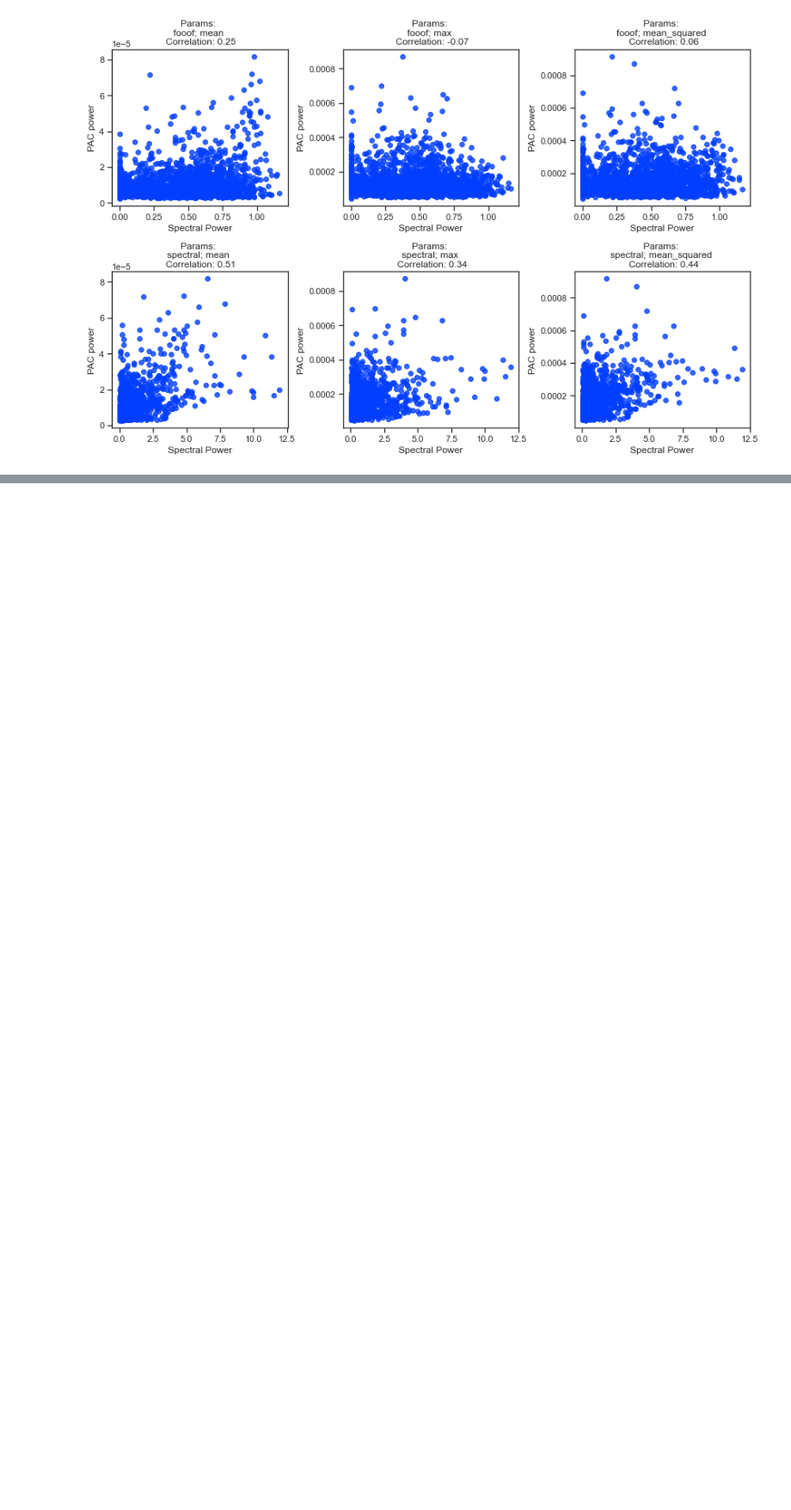
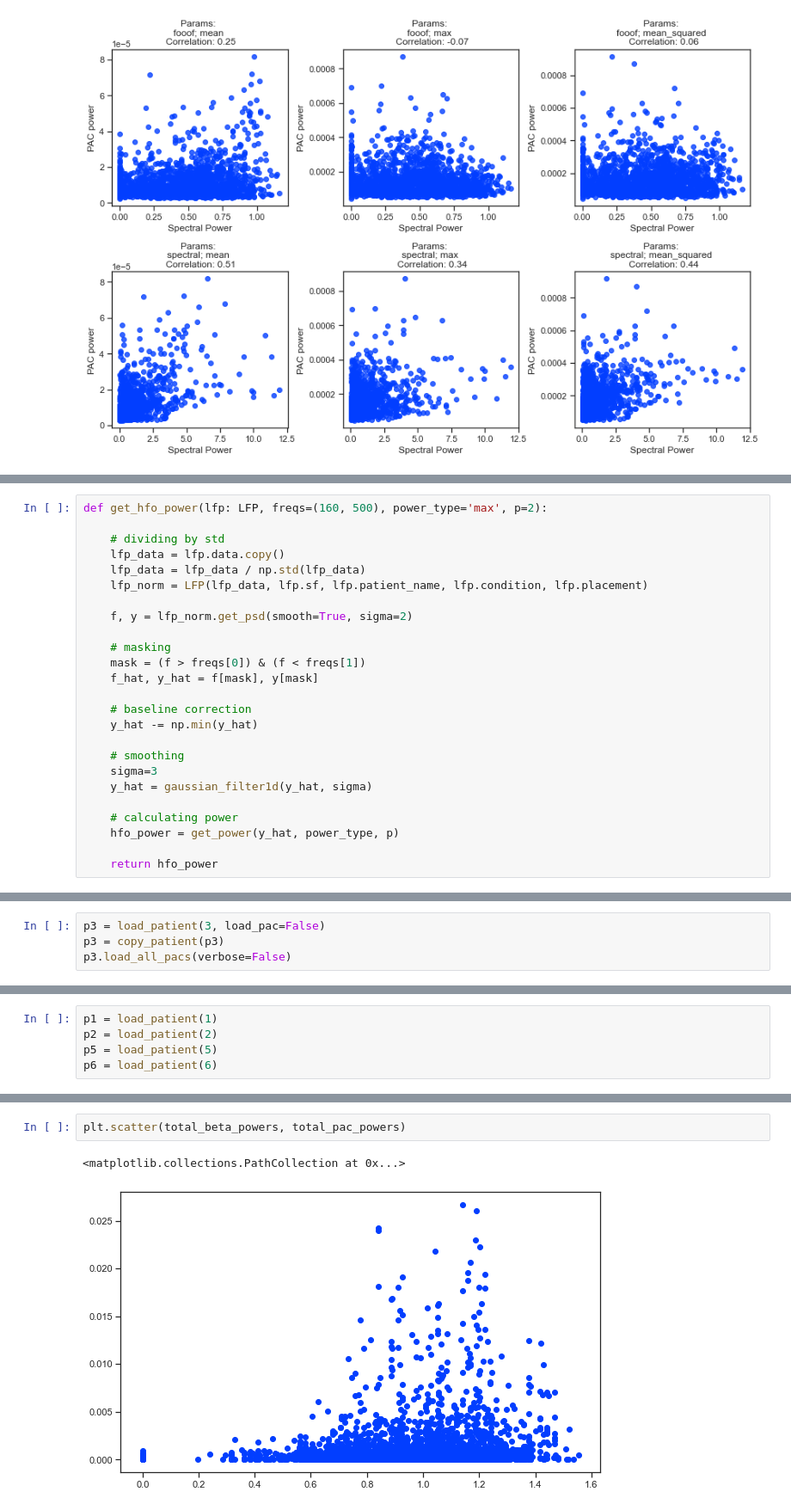
Before and after one commit to atimcenko/pac, a Jupyter notebook: dev_beta_pac_corr.ipynb, the cells around one changed output, grey strips where cells are left out. Shown at 86% size. Cells and saved outputs as stored; diff of their text form; blank space fills up the shorter version.

```diff
--- a/dev_beta_pac_corr.ipynb
+++ b/dev_beta_pac_corr.ipynb
@@ -508,0 +551,25 @@ plt.show()
+# %%
+def get_hfo_power(lfp: LFP, freqs=(160, 500), power_type='max', p=2):
+
+    # dividing by std
+    lfp_data = lfp.data.copy()
+    lfp_data = lfp_data / np.std(lfp_data)
+    lfp_norm = LFP(lfp_data, lfp.sf, lfp.patient_name, lfp.condition, lfp.placement)
+
+    f, y = lfp_norm.get_psd(smooth=True, sigma=2)
+
+    # masking
+    mask = (f > freqs[0]) & (f < freqs[1])
+    f_hat, y_hat = f[mask], y[mask]
+
+    # baseline correction
+    y_hat -= np.min(y_hat)
+
+    # smoothing
+    sigma=3
+    y_hat = gaussian_filter1d(y_hat, sigma)
+
+    # calculating power
+    hfo_power = get_power(y_hat, power_type, p)
+
+    return hfo_power
@@ -508,0 +621,4 @@ plt.show()
+# %%
+p3 = load_patient(3, load_pac=False)
+p3 = copy_patient(p3)
+p3.load_all_pacs(verbose=False)
@@ -508,0 +718,5 @@ plt.show()
+# %%
+p1 = load_patient(1)
+p2 = load_patient(2)
+p5 = load_patient(5)
+p6 = load_patient(6)
@@ -508,0 +799,5 @@ plt.show()
+# %%
+plt.scatter(total_beta_powers, total_pac_powers)
+# %% [output]
+<matplotlib.collections.PathCollection at 0x...>
+[figure, added]
```
Also changed, not shown: parts of 64 cells of this notebook, 1 other file.
